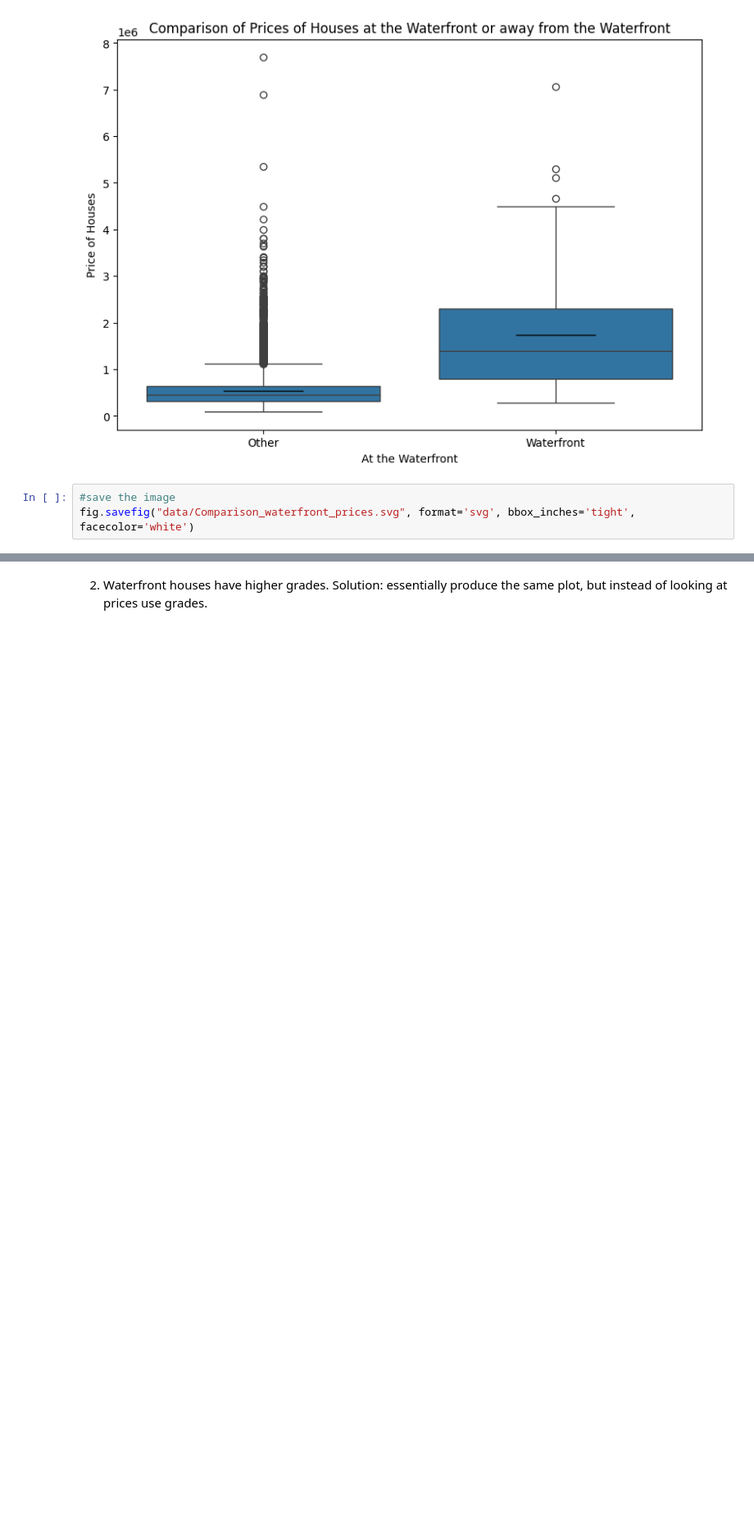
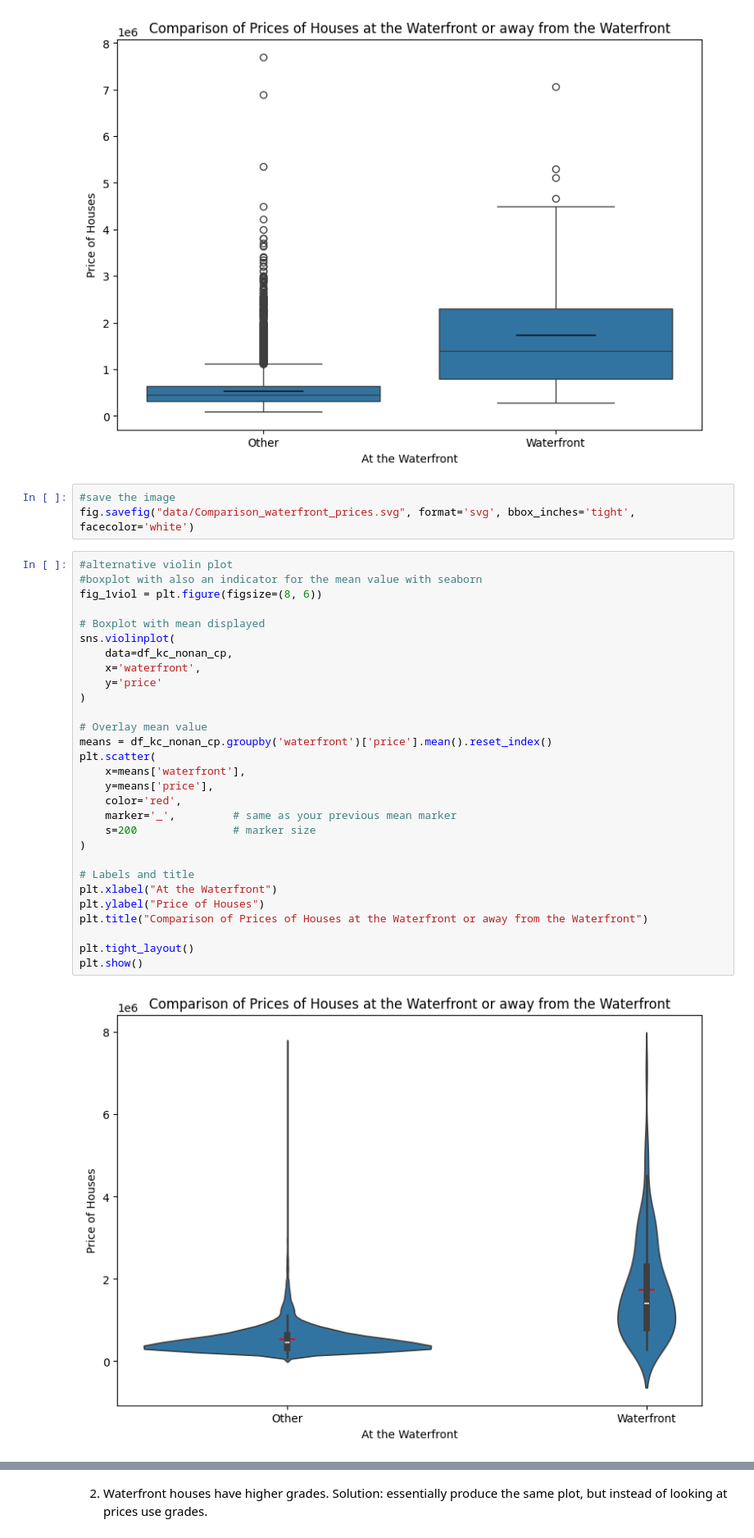
Before and after one commit to marcbp88/EDA-Project, a Jupyter notebook: EDA.ipynb, the cells around one changed output, grey strips where cells are left out. Shown at 82% size. Cells and saved outputs as stored; diff of their text form; blank space fills up the shorter version.

```diff
--- a/EDA.ipynb
+++ b/EDA.ipynb
@@ -653,3 +643,34 @@ plt.show()
 # %%
 #save the image
 fig.savefig("data/Comparison_waterfront_prices.svg", format='svg', bbox_inches='tight', facecolor='white')
+# %%
+#alternative violin plot
+#boxplot with also an indicator for the mean value with seaborn
+fig_1viol = plt.figure(figsize=(8, 6))
+
+# Boxplot with mean displayed
+sns.violinplot(
+    data=df_kc_nonan_cp,
+    x='waterfront',
+    y='price'
+)
+
+# Overlay mean value
+means = df_kc_nonan_cp.groupby('waterfront')['price'].mean().reset_index()
+plt.scatter(
+    x=means['waterfront'],
+    y=means['price'],
+    color='red',
+    marker='_',         # same as your previous mean marker
+    s=200               # marker size
+)
+
+# Labels and title
+plt.xlabel("At the Waterfront")
+plt.ylabel("Price of Houses")
+plt.title("Comparison of Prices of Houses at the Waterfront or away from the Waterfront")
+
+plt.tight_layout()
+plt.show()
+# %% [output]
+[figure, added]
```
Also changed, not shown: parts of 37 cells of this notebook, 2 other files.
